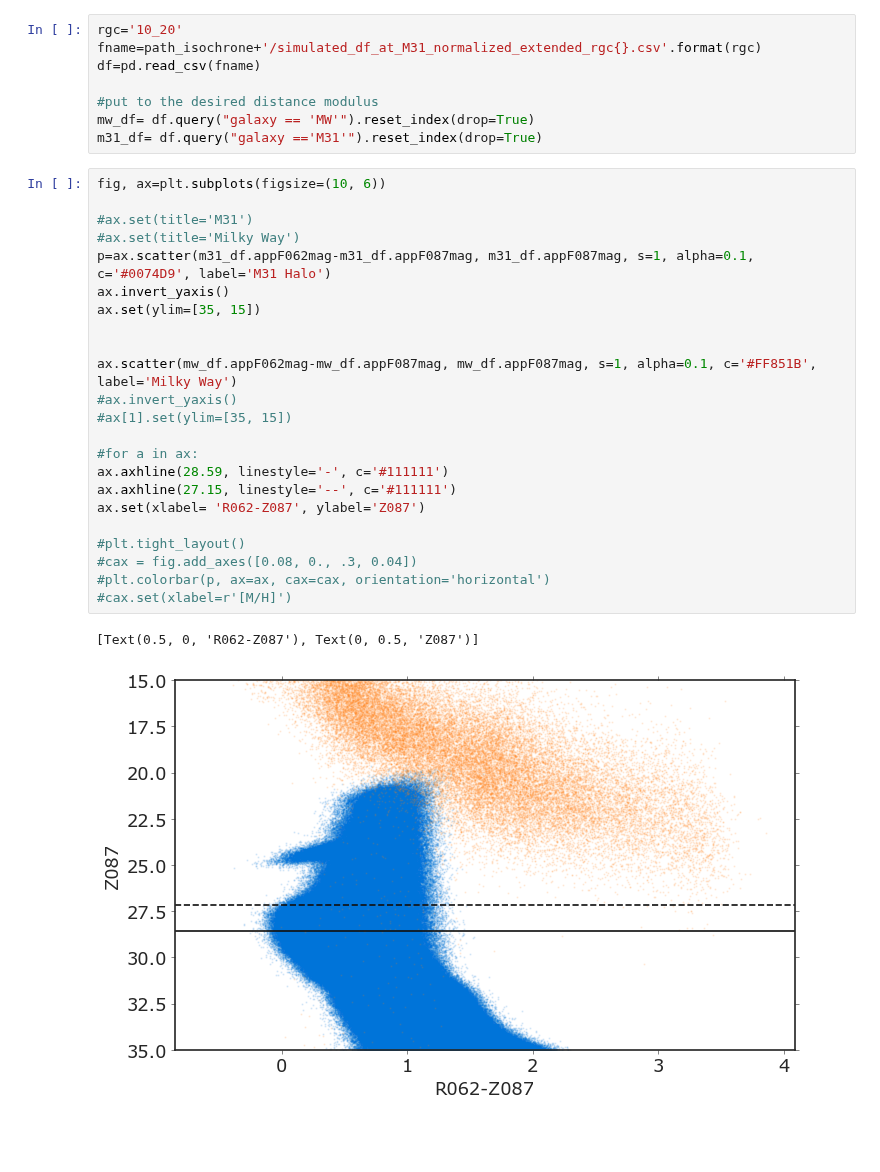
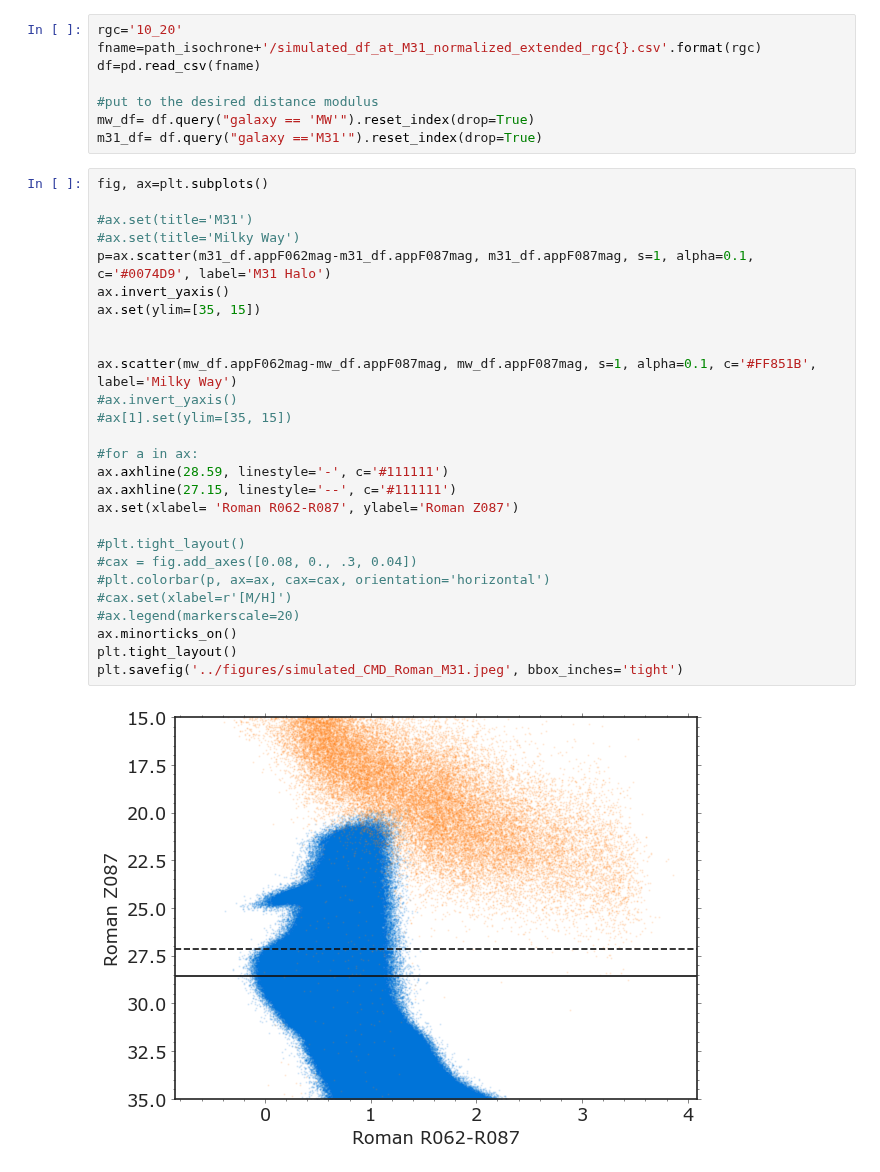
Before and after one commit to caganze/stellarstreams, a Jupyter notebook: notebooks/Visualize MW and M31 Stars.ipynb, the cells around one changed output. Saved outputs shown, nothing was run; the diff lists cells and outputs as text; blank space fills up the shorter version.

```diff
--- a/notebooks/Visualize MW and M31 Stars.ipynb
+++ b/notebooks/Visualize MW and M31 Stars.ipynb
@@ -110,30 +110,33 @@ df=pd.read_csv(fname)
 mw_df= df.query("galaxy == 'MW'").reset_index(drop=True)
 m31_df= df.query("galaxy =='M31'").reset_index(drop=True)
 # %%
-fig, ax=plt.subplots(figsize=(10, 6))
+fig, ax=plt.subplots()
 
 #ax.set(title='M31')
 #ax.set(title='Milky Way')
 p=ax.scatter(m31_df.appF062mag-m31_df.appF087mag, m31_df.appF087mag, s=1, alpha=0.1, c='#0074D9', label='M31 Halo')
 ax.invert_yaxis()
 ax.set(ylim=[35, 15])
 
 
 ax.scatter(mw_df.appF062mag-mw_df.appF087mag, mw_df.appF087mag, s=1, alpha=0.1, c='#FF851B', label='Milky Way')
 #ax.invert_yaxis()
 #ax[1].set(ylim=[35, 15])
 
 #for a in ax:
 ax.axhline(28.59, linestyle='-', c='#111111')
 ax.axhline(27.15, linestyle='--', c='#111111')
-ax.set(xlabel= 'R062-Z087', ylabel='Z087')
+ax.set(xlabel= 'Roman R062-R087', ylabel='Roman Z087')
 
 #plt.tight_layout()
 #cax = fig.add_axes([0.08, 0., .3, 0.04])
 #plt.colorbar(p, ax=ax, cax=cax, orientation='horizontal')
 #cax.set(xlabel=r'[M/H]')
+#ax.legend(markerscale=20)
+ax.minorticks_on()
+plt.tight_layout()
+plt.savefig('../figures/simulated_CMD_Roman_M31.jpeg', bbox_inches='tight')
 # %% [output]
-[Text(0.5, 0, 'R062-Z087'), Text(0, 0.5, 'Z087')]
-[figure, old version]
+[figure, new version]
 # %%
 #check luminosity functions
```
Also changed, not shown: parts of 8 cells of this notebook, 7 other files.
